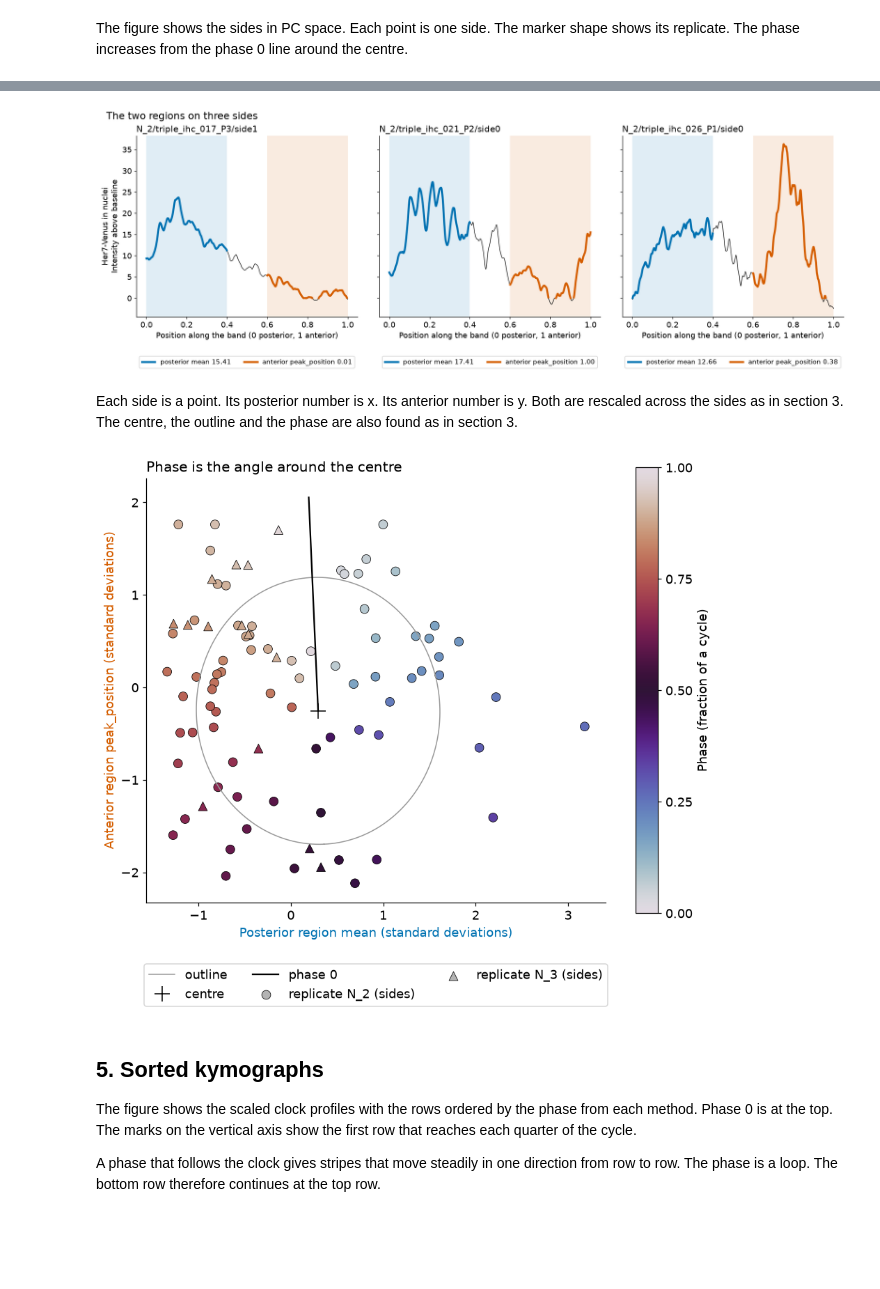
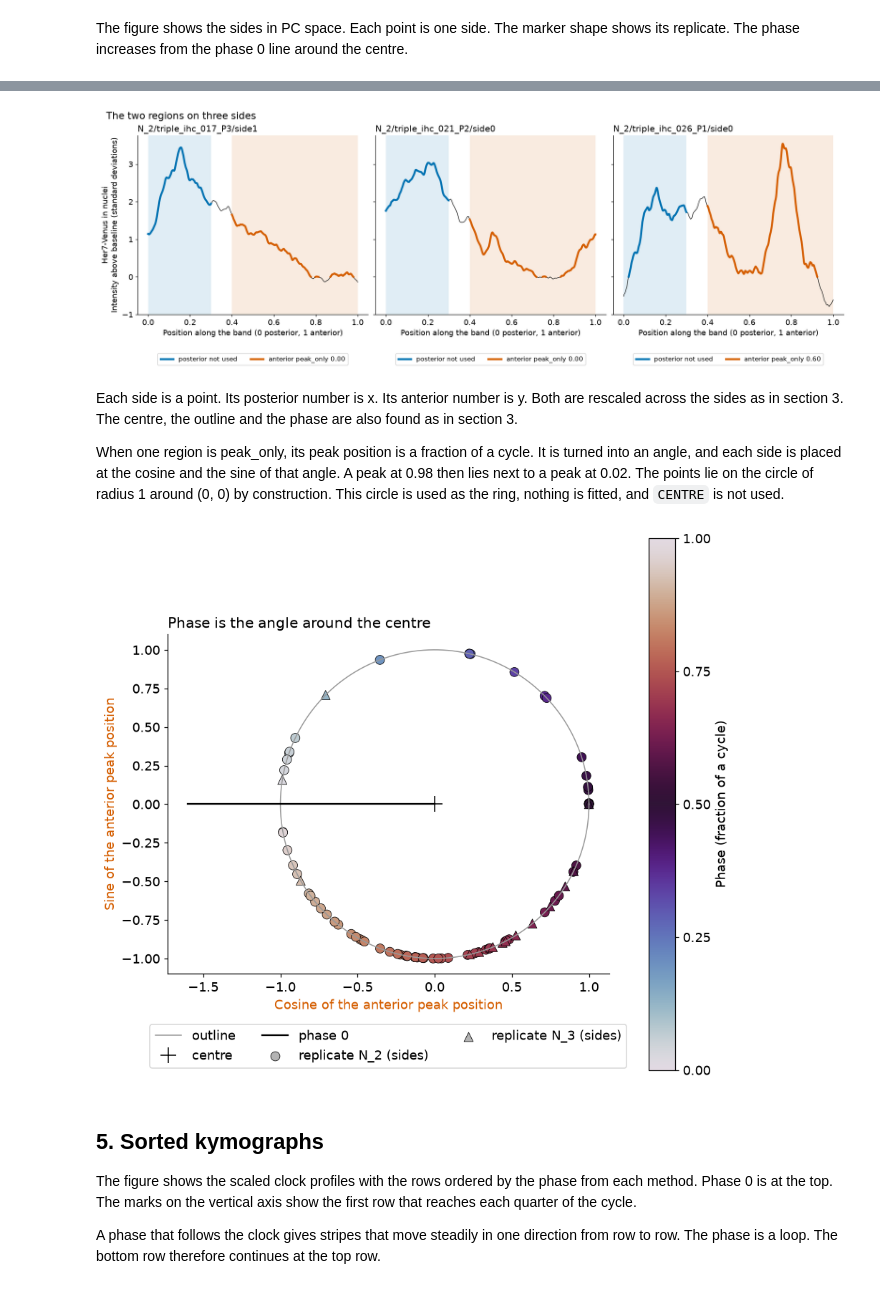
Before and after one commit to AryaDesai/IHC_analysis, a Jupyter notebook: phase_sorting.ipynb, the cells around one changed output, grey strips where cells are left out. Cells and saved outputs as stored; diff of their text form; code cells hidden in the pictures; blank space fills up the shorter version.

```diff
--- a/phase_sorting.ipynb
+++ b/phase_sorting.ipynb
@@ -566,9 +569,10 @@ def region_numbers(distance, values, region, from_anterior):
     counted = inside & (values >= THRESHOLD * values.max())
     step = abs(x[1] - x[0])
     peak_x = x[inside][values[inside].argmax()]
+    peak_position = ((region[1] - peak_x) if from_anterior else (peak_x - region[0])) / (region[1] - region[0])
+    # peak_only reads the same peak position. Section 4 turns it into an angle.
     numbers = {"mean": 0.0, "sum": 0.0, "width": 0.0, "peak": values[inside].max(),
-               "peak_position": ((region[1] - peak_x) if from_anterior else (peak_x - region[0]))
-                                / (region[1] - region[0])}
+               "peak_position": peak_position, "peak_only": peak_position}
     if counted.any():
         numbers.update(mean=values[counted].mean(), sum=values[counted].sum() * step, width=counted.sum() * step)
     return numbers, inside, counted
@@ -591,6 +595,9 @@ def show_region(ax, name, region, from_anterior, color, label):
     ax.plot(x, np.where(counted, values, np.nan), color=color, lw=3, label=label)
 
 
+if POSTERIOR_METRIC == ANTERIOR_METRIC == "peak_only":
+    raise ValueError('Only one region can be "peak_only".')
+
 posterior = region_table(POSTERIOR_REGION, False)[POSTERIOR_METRIC].to_numpy()
 anterior = region_table(ANTERIOR_REGION, True)[ANTERIOR_METRIC].to_numpy()
 
@@ -600,10 +607,13 @@ for ax, name in zip(axes, examples):
     index = names.index(name)
     ax.plot(distance / distance[-1] if REGION_AXIS == "relative" else distance, values, color="k", lw=0.8)
     # ax.axhline(THRESHOLD * values.max(), color="0.5", ls="--", lw=0.8, label="threshold")
-    show_region(ax, name, POSTERIOR_REGION, False, POSTERIOR_COLOR,
-                f"posterior {POSTERIOR_METRIC} {posterior[index]:.2f}")
-    show_region(ax, name, ANTERIOR_REGION, True, ANTERIOR_COLOR,
-                f"anterior {ANTERIOR_METRIC} {anterior[index]:.2f}")
+    # When one region is peak_only, the other region is still drawn but its legend says it is not used.
+    posterior_label = ("posterior not used" if ANTERIOR_METRIC == "peak_only"
+                       else f"posterior {POSTERIOR_METRIC} {posterior[index]:.2f}")
+    anterior_label = ("anterior not used" if POSTERIOR_METRIC == "peak_only"
+                      else f"anterior {ANTERIOR_METRIC} {anterior[index]:.2f}")
+    show_region(ax, name, POSTERIOR_REGION, False, POSTERIOR_COLOR, posterior_label)
+    show_region(ax, name, ANTERIOR_REGION, True, ANTERIOR_COLOR, anterior_label)
     ax.set(title=name, xlabel=AXIS_LABEL["relative"] if REGION_AXIS == "relative" else AXIS_LABEL["posterior"])
     # The legend sits below the panel, where it cannot cover the profile.
     ax.legend(loc="upper center", bbox_to_anchor=(0.5, -0.2), ncols=3, fontsize=10)
@@ -611,26 +621,39 @@ axes[0].set_ylabel(f"{CLOCK_LABEL}\n{SCALED_LABEL}")
 fig.suptitle("The two regions on three sides", x=0.01, ha="left", fontsize=15)
 plt.show()
 # %% [output]
-[figure, old version]
+[figure, new version]
 # %% [markdown]
 Each side is a point. Its posterior number is x. Its anterior number is y. Both are rescaled across the sides as in section 3. The centre, the outline and the phase are also found as in section 3.
+
+When one region is peak_only, its peak position is a fraction of a cycle. It is turned into an angle, and each side is placed at the cosine and the sine of that angle. A peak at 0.98 then lies next to a peak at 0.02. The points lie on the circle of radius 1 around (0, 0) by construction. This circle is used as the ring, nothing is fitted, and `CENTRE` is not used.
 # %%
-regions_x, regions_y = rescale(posterior), rescale(anterior)
-# The full lmfit result of the fit, and the fitted numbers taken from it.
-regions_ring_results = fit_ring(regions_x, regions_y)
-regions_ring = regions_ring_results.best_values
+if "peak_only" in (POSTERIOR_METRIC, ANTERIOR_METRIC):
+    region, position = ("posterior", posterior) if POSTERIOR_METRIC == "peak_only" else ("anterior", anterior)
+    # The peak position runs from 0 to 1 over the region. As an angle, 0 and 1 are the same point.
+    angle = 2 * np.pi * position
+    regions_x, regions_y = np.cos(angle), np.sin(angle)
+    # The points lie on the circle of radius 1 around (0, 0), so this circle is the ring.
+    regions_ring = {"x0": 0.0, "y0": 0.0, "a": 1.0, "b": 1.0, "tilt": 0.0}
+    xlabel, ylabel = f"Cosine of the {region} peak position", f"Sine of the {region} peak position"
+    xcolor = ycolor = POSTERIOR_COLOR if region == "posterior" else ANTERIOR_COLOR
+else:
+    regions_x, regions_y = rescale(posterior), rescale(anterior)
+    # The full lmfit result of the fit, and the fitted numbers taken from it.
+    regions_ring_results = fit_ring(regions_x, regions_y)
+    regions_ring = regions_ring_results.best_values
+    xlabel = f"Posterior region {POSTERIOR_METRIC} (standard deviations)"
+    ylabel = f"Anterior region {ANTERIOR_METRIC} (standard deviations)"
+    xcolor, ycolor = POSTERIOR_COLOR, ANTERIOR_COLOR
 sides["phase_regions"] = phase_of(regions_ring, regions_x, regions_y, "regions")
 
 fig, ax = plt.subplots(figsize=(8, 7), constrained_layout=True)
-show_ring(ax, regions_x, regions_y, regions_ring, sides.phase_regions.to_numpy(), "regions",
-          f"Posterior region {POSTERIOR_METRIC} (standard deviations)",
-          f"Anterior region {ANTERIOR_METRIC} (standard deviations)")
-# The axis labels take the colours of the two regions in the figure above.
-ax.xaxis.label.set_color(POSTERIOR_COLOR)
-ax.yaxis.label.set_color(ANTERIOR_COLOR)
+show_ring(ax, regions_x, regions_y, regions_ring, sides.phase_regions.to_numpy(), "regions", xlabel, ylabel)
+# The axis labels take the colours of the regions in the figure above.
+ax.xaxis.label.set_color(xcolor)
+ax.yaxis.label.set_color(ycolor)
 plt.show()
 # %% [output]
-[figure, old version]
+[figure, new version]
 # %% [markdown]
 ## 5. Sorted kymographs
 
```
Also changed, not shown: parts of 14 cells of this notebook, 3 other files.
